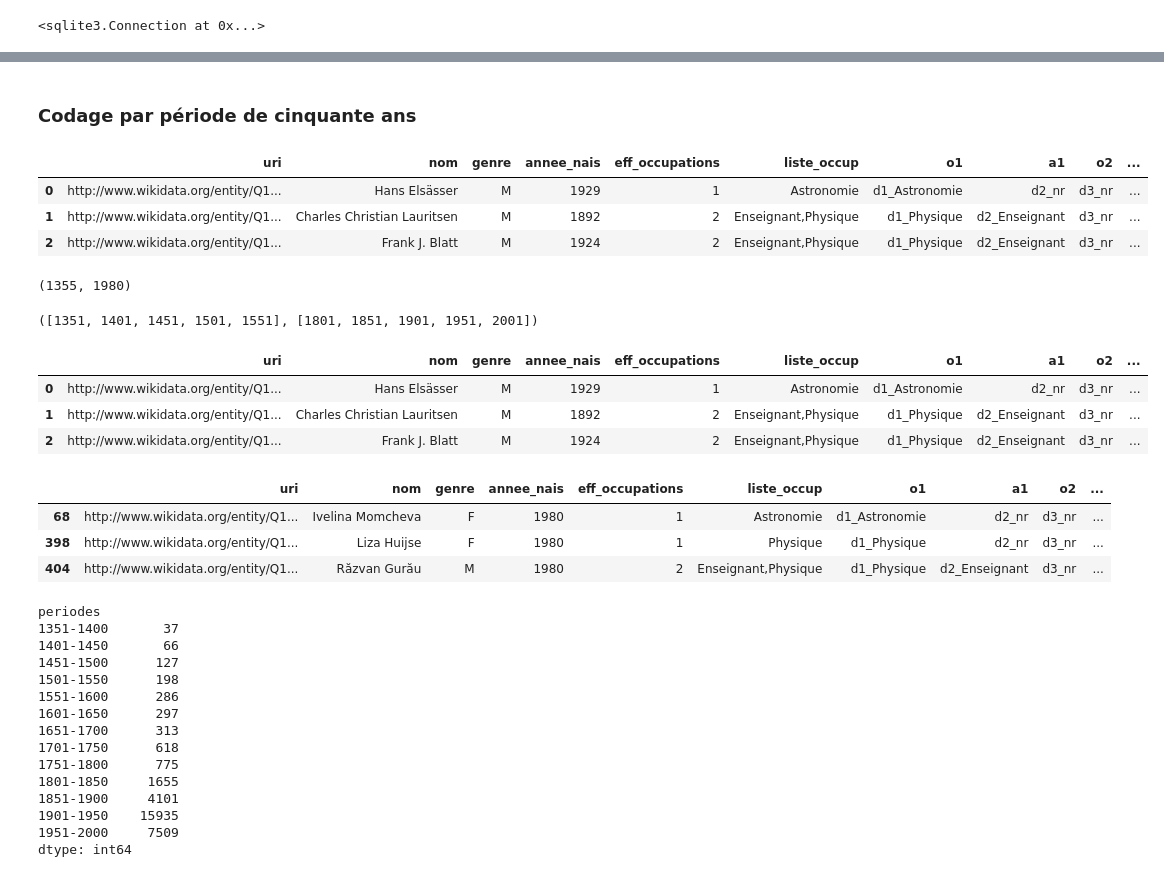
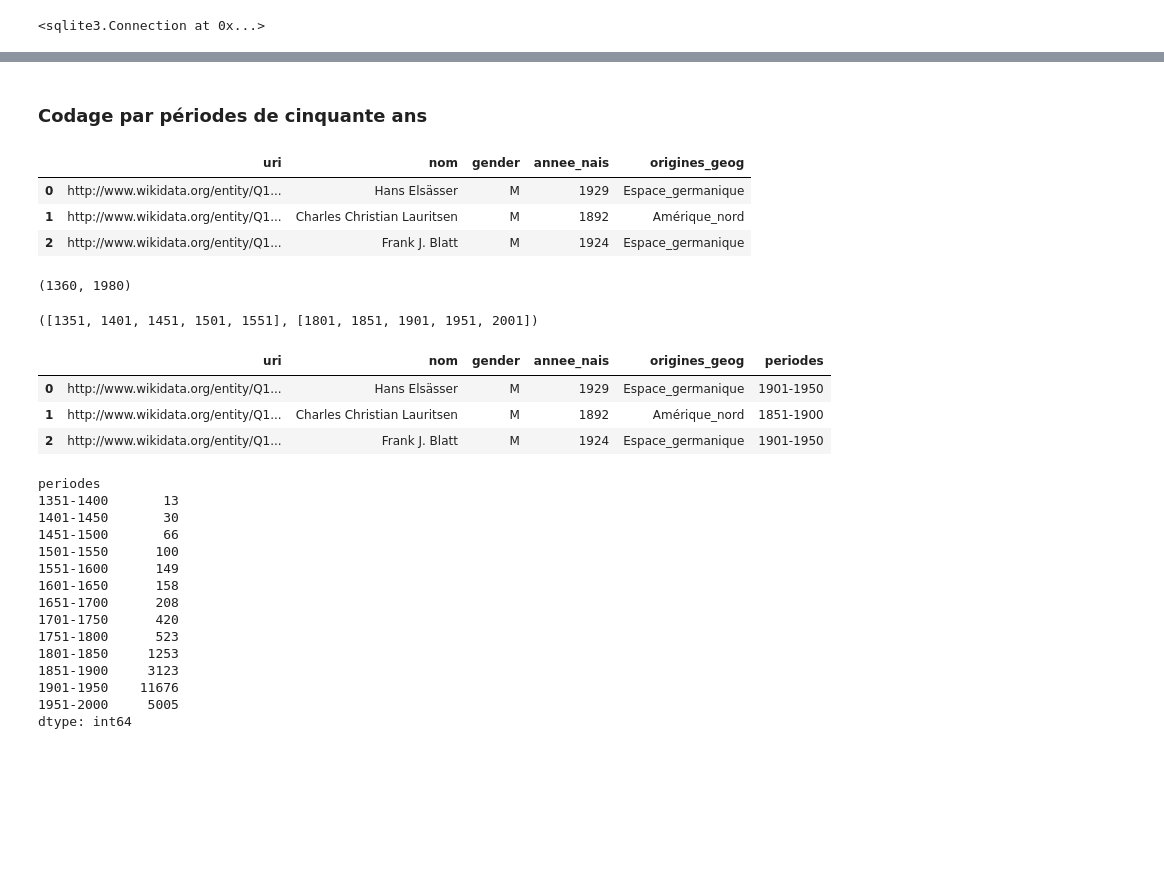
Before and after one commit to Chiodo53/astronomers, a Jupyter notebook: notebooks_jupyter/wikidata_exploration/wdt_nationalite_analyse.ipynb, the cells around one changed output, grey strips where cells are left out. Saved outputs shown, nothing was run; the diff lists cells and outputs as text; code cells hidden in the pictures; blank space fills up the shorter version.

```diff
--- a/notebooks_jupyter/wikidata_exploration/wdt_nationalite_analyse.ipynb
+++ b/notebooks_jupyter/wikidata_exploration/wdt_nationalite_analyse.ipynb
@@ -94,6 +73,7 @@ l[:3]
 # %%
+### Créer un DataFrame contenant les données
 df_orig = pd.DataFrame(l, columns=['uri', 'nom', 'gender', 'annee_nais',
-                     'eff_occupations', 'liste_occup'])
+                     'origines_geog'])
 df_orig.info()
 # %% [output]
 <class 'pandas.core.frame.DataFrame'>
@@ -377,23 +120,23 @@ dtype: int64
 # %% [markdown]
-### Codage par période de cinquante ans
+### Codage par périodes de cinquante ans
 # %%
 ### On transforme le type de valeur de la colonne BirthYear
 # de objet à entier
-df['annee_nais'] = df['annee_nais'].astype(int)
+df_orig['annee_nais'] = df_orig['annee_nais'].astype(int)
 # %%
 ### Créer une copie indépendante du DataFrame (attention aux copies de variables qui sont seulement des alias)
-cdf_p = df[df['annee_nais'] < 1981].copy(deep=True)
+cdf_p = df_orig[df_orig['annee_nais'] < 1981].copy(deep=True)
 cdf_p.head(3)
 # %% [output]
-|  | uri | nom | genre | annee_nais | eff_occupations | liste_occup | o1 | a1 | o2 | ... |
-| 0 | http://www.wikidata.org/entity/Q1... | Hans Elsässer | M | 1929 | 1 | Astronomie | d1_Astronomie | d2_nr | d3_nr | ... |
-| 1 | http://www.wikidata.org/entity/Q1... | Charles Christian Lauritsen | M | 1892 | 2 | Enseignant,Physique | d1_Physique | d2_Enseignant | d3_nr | ... |
-| 2 | http://www.wikidata.org/entity/Q1... | Frank J. Blatt | M | 1924 | 2 | Enseignant,Physique | d1_Physique | d2_Enseignant | d3_nr | ... |
+|  | uri | nom | gender | annee_nais | origines_geog |
+| 0 | http://www.wikidata.org/entity/Q1... | Hans Elsässer | M | 1929 | Espace_germanique |
+| 1 | http://www.wikidata.org/entity/Q1... | Charles Christian Lauritsen | M | 1892 | Amérique_nord |
+| 2 | http://www.wikidata.org/entity/Q1... | Frank J. Blatt | M | 1924 | Espace_germanique |
 # %%
 ### Année minimale et maximale dans la population
 min(cdf_p['annee_nais']), max(cdf_p['annee_nais'])
 # %% [output]
-(1355, 1980)
+(1360, 1980)
 # %%
 ### Créer une liste d'années pour séparer en périodes de 25 ans
 # noter que la dernière année sera exclue,
@@ -416,33 +159,26 @@ cdf_p['periodes'] = cdf_p['periodes'].apply(lambda x : str(int(x.left))+'-'+ str
 # Inspection
 cdf_p.head(3)
 # %% [output]
-|  | uri | nom | genre | annee_nais | eff_occupations | liste_occup | o1 | a1 | o2 | ... |
-| 0 | http://www.wikidata.org/entity/Q1... | Hans Elsässer | M | 1929 | 1 | Astronomie | d1_Astronomie | d2_nr | d3_nr | ... |
-| 1 | http://www.wikidata.org/entity/Q1... | Charles Christian Lauritsen | M | 1892 | 2 | Enseignant,Physique | d1_Physique | d2_Enseignant | d3_nr | ... |
-| 2 | http://www.wikidata.org/entity/Q1... | Frank J. Blatt | M | 1924 | 2 | Enseignant,Physique | d1_Physique | d2_Enseignant | d3_nr | ... |
+|  | uri | nom | gender | annee_nais | origines_geog | periodes |
+| 0 | http://www.wikidata.org/entity/Q1... | Hans Elsässer | M | 1929 | Espace_germanique | 1901-1950 |
+| 1 | http://www.wikidata.org/entity/Q1... | Charles Christian Lauritsen | M | 1892 | Amérique_nord | 1851-1900 |
+| 2 | http://www.wikidata.org/entity/Q1... | Frank J. Blatt | M | 1924 | Espace_germanique | 1901-1950 |
-# %%
-cdf_p[cdf_p.annee_nais == 1980][:3]
-# %% [output]
-|  | uri | nom | genre | annee_nais | eff_occupations | liste_occup | o1 | a1 | o2 | ... |
-| 68 | http://www.wikidata.org/entity/Q1... | Ivelina Momcheva | F | 1980 | 1 | Astronomie | d1_Astronomie | d2_nr | d3_nr | ... |
-| 398 | http://www.wikidata.org/entity/Q1... | Liza Huijse | F | 1980 | 1 | Physique | d1_Physique | d2_nr | d3_nr | ... |
-| 404 | http://www.wikidata.org/entity/Q1... | Răzvan Gurău | M | 1980 | 2 | Enseignant,Physique | d1_Physique | d2_Enseignant | d3_nr | ... |
 # %%
 ### compter les naissances par périodes de 50 ans
 cdf_p.groupby(by='periodes', observed=True).size()
 # %% [output]
 periodes
-1351-1400       37
-1401-1450       66
-1451-1500      127
-1501-1550      198
-1551-1600      286
-1601-1650      297
-1651-1700      313
-1701-1750      618
-1751-1800      775
-1801-1850     1655
-1851-1900     4101
-1901-1950    15935
-1951-2000     7509
+1351-1400       13
+1401-1450       30
+1451-1500       66
+1501-1550      100
+1551-1600      149
+1601-1650      158
+1651-1700      208
+1701-1750      420
+1751-1800      523
+1801-1850     1253
+1851-1900     3123
+1901-1950    11676
+1951-2000     5005
 dtype: int64
```
Also changed, not shown: parts of 99 cells of this notebook.
